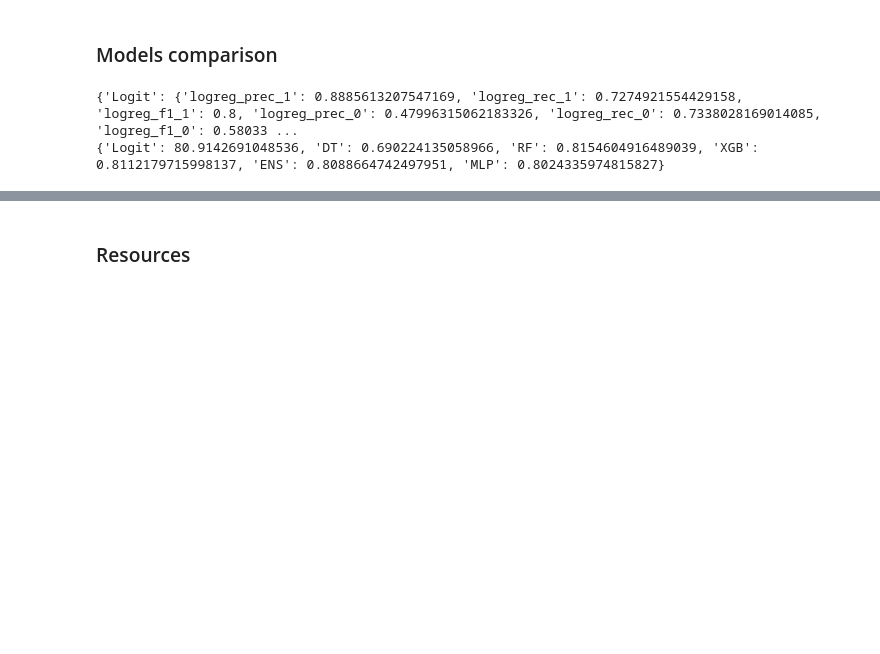
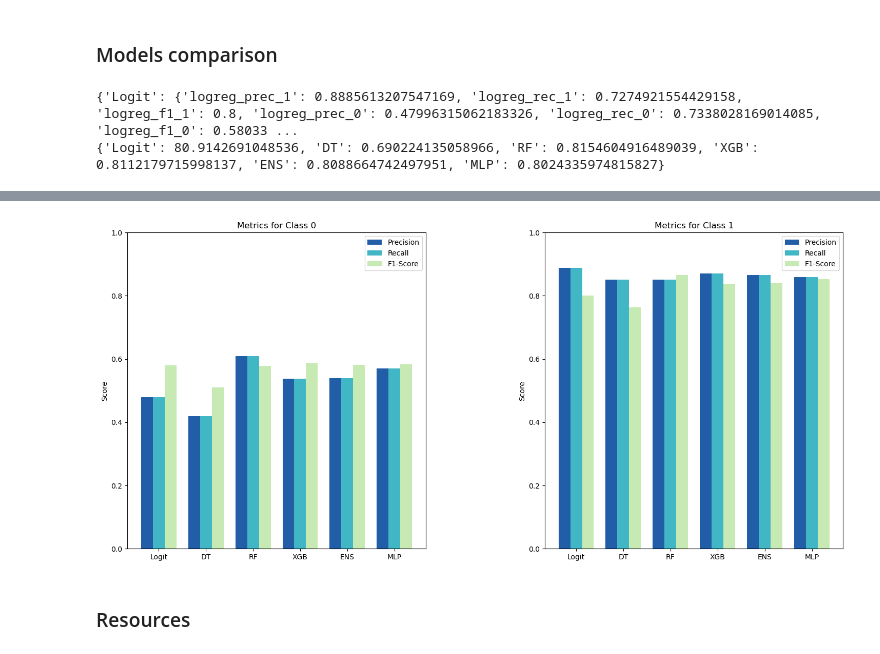
Before and after one commit to julia-martyniuk/ML_2_Classification, a Jupyter notebook: Classification.ipynb, the cells around one changed output, grey strips where cells are left out. Cells and saved outputs as stored; diff of their text form; code cells hidden in the pictures; blank space fills up the shorter version.

```diff
--- a/Classification.ipynb
+++ b/Classification.ipynb
@@ -2078,3 +2091,49 @@ plt.show()
+# %%
+models = list(metrics_all.keys())
+
+# Metrcis for the class 0.0
+prec_0 = get_metric(metrics_all, 'prec_0')
+rec_0  = get_metric(metrics_all, 'rec_0')
+f1_0   = get_metric(metrics_all, 'f1_0')
+
+# Metrics for the class 1.0
+prec_1 = get_metric(metrics_all, 'prec_1')
+rec_1  = get_metric(metrics_all, 'rec_1')
+f1_1   = get_metric(metrics_all, 'f1_1')
+
+x = np.arange(len(models))
+width = 0.25
+
+fig, axes = plt.subplots(1, 2, figsize=(18,8))
+fig.subplots_adjust(wspace=0.4)
+
+# Class 0 plot
+axes[0].bar(x - width, prec_0, width, label='Precision', color ='#225ea8')
+axes[0].bar(x, rec_0, width, label='Recall', color = '#41b6c4')
+axes[0].bar(x + width, f1_0, width, label='F1-Score', color = '#c7e9b4')
+axes[0].set_xticks(x)
+axes[0].set_xticklabels(models)
+axes[0].set_ylabel('Score')
+axes[0].set_title('Metrics for Class 0')
+axes[0].set_ylim(0, 1)
+axes[0].legend()
+
+
+# Class 1 plot
+axes[1].bar(x - width, prec_1, width, label='Precision', color ='#225ea8')
+axes[1].bar(x, rec_1, width, label='Recall', color = '#41b6c4')
+axes[1].bar(x + width, f1_1, width, label='F1-Score', color = '#c7e9b4')
+
+axes[1].set_xticks(x)
+axes[1].set_xticklabels(models)
+axes[1].set_ylabel('Score')
+axes[1].set_title('Metrics for Class 1')
+axes[1].set_ylim(0, 1)
+axes[1].legend()
+
+plt.show()
+# %% [output]
+[figure, added]
 # %% [markdown]
 ### Resources
 # %% [markdown]
```
Also changed, not shown: parts of 7 cells of this notebook.
